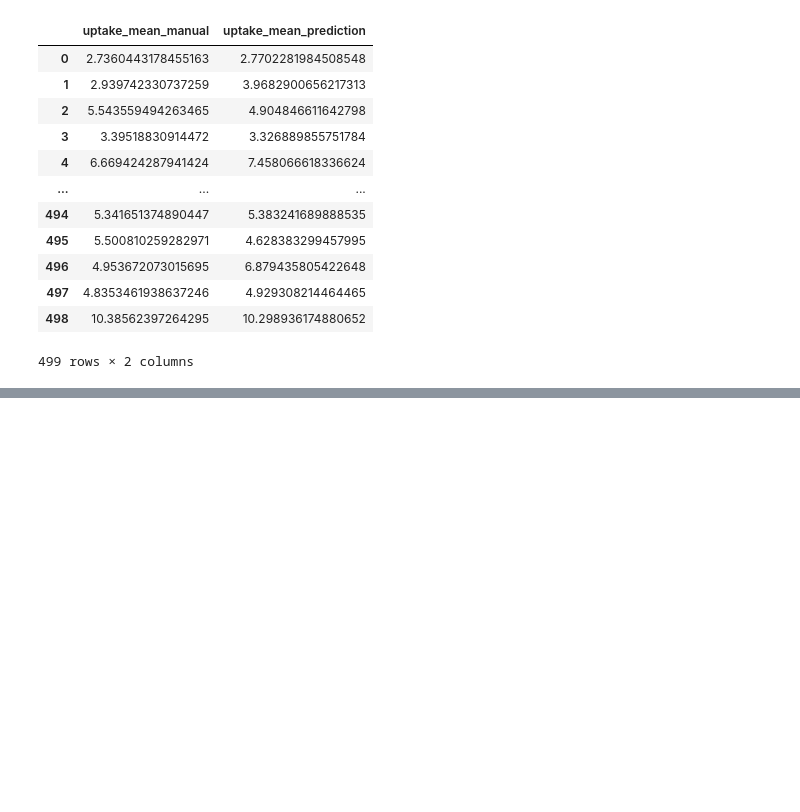
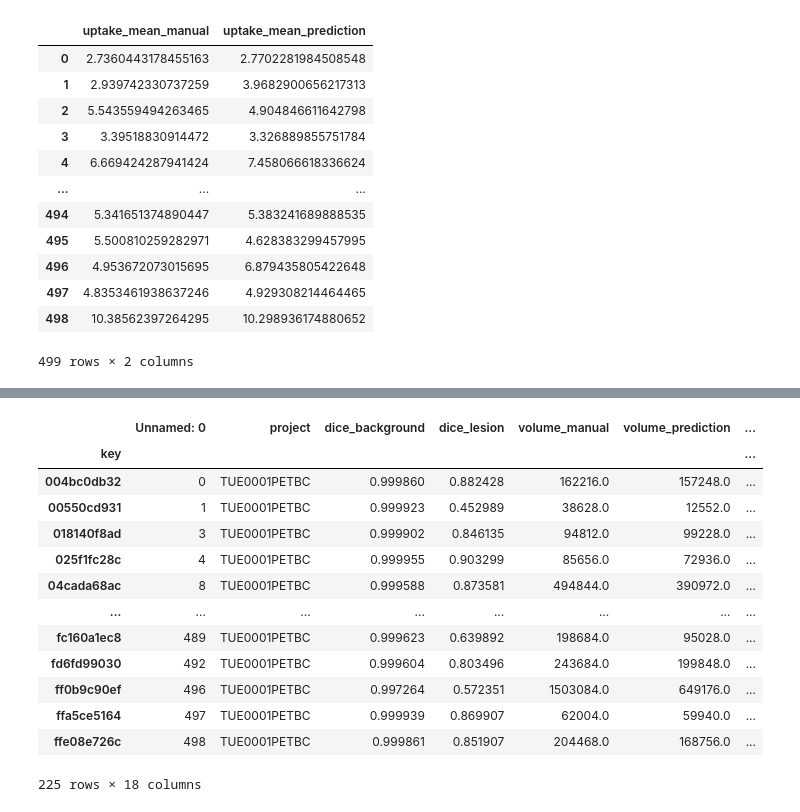
Before and after one commit to tobiashepp/tumorvolume, a Jupyter notebook: notebooks/experiments/0.0-th-check-petct.ipynb, the cells around one changed output, grey strips where cells are left out. Cells and saved outputs as stored; diff of their text form; code cells hidden in the pictures; blank space fills up the shorter version.

```diff
--- a/notebooks/experiments/0.0-th-check-petct.ipynb
+++ b/notebooks/experiments/0.0-th-check-petct.ipynb
@@ -60,0 +85,17 @@ tmp.to_feather('/mnt/qdata/raheppt1/data/tumorvolume/processed/petct/export/petc
+# %%
+df_pet_select
+# %% [output]
+|  | Unnamed: 0 | project | dice_background | dice_lesion | volume_manual | volume_prediction | ... |
+| key |  |  |  |  |  |  | ... |
+| 004bc0db32 | 0 | TUE0001PETBC | 0.999860 | 0.882428 | 162216.0 | 157248.0 | ... |
+| 00550cd931 | 1 | TUE0001PETBC | 0.999923 | 0.452989 | 38628.0 | 12552.0 | ... |
+| 018140f8ad | 3 | TUE0001PETBC | 0.999902 | 0.846135 | 94812.0 | 99228.0 | ... |
+| 025f1fc28c | 4 | TUE0001PETBC | 0.999955 | 0.903299 | 85656.0 | 72936.0 | ... |
+| 04cada68ac | 8 | TUE0001PETBC | 0.999588 | 0.873581 | 494844.0 | 390972.0 | ... |
+| ... | ... | ... | ... | ... | ... | ... | ... |
+| fc160a1ec8 | 489 | TUE0001PETBC | 0.999623 | 0.639892 | 198684.0 | 95028.0 | ... |
+| fd6fd99030 | 492 | TUE0001PETBC | 0.999604 | 0.803496 | 243684.0 | 199848.0 | ... |
+| ff0b9c90ef | 496 | TUE0001PETBC | 0.997264 | 0.572351 | 1503084.0 | 649176.0 | ... |
+| ffa5ce5164 | 497 | TUE0001PETBC | 0.999939 | 0.869907 | 62004.0 | 59940.0 | ... |
+| ffe08e726c | 498 | TUE0001PETBC | 0.999861 | 0.851907 | 204468.0 | 168756.0 | ... |
+225 rows × 18 columns
```
Also changed, not shown: parts of 13 cells of this notebook, 12 other files.
